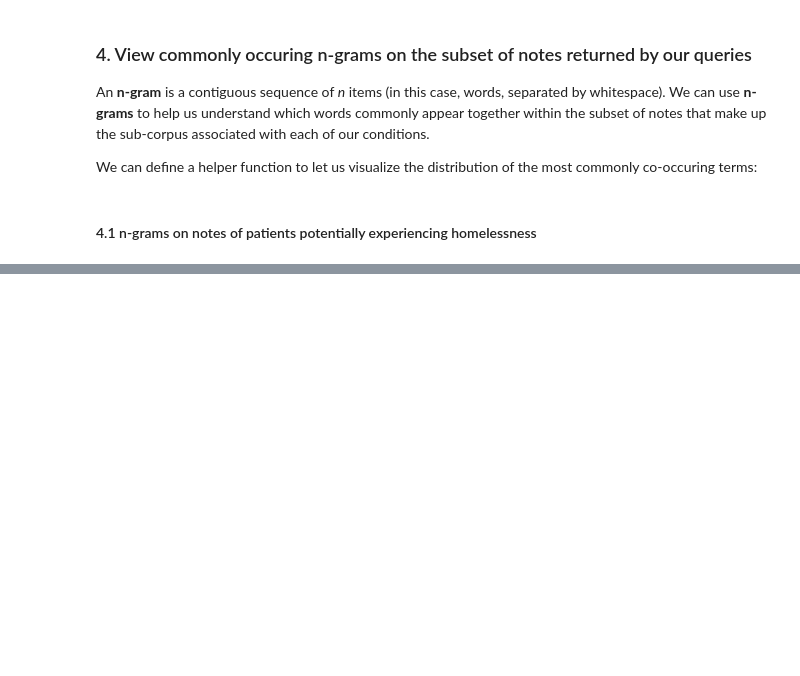
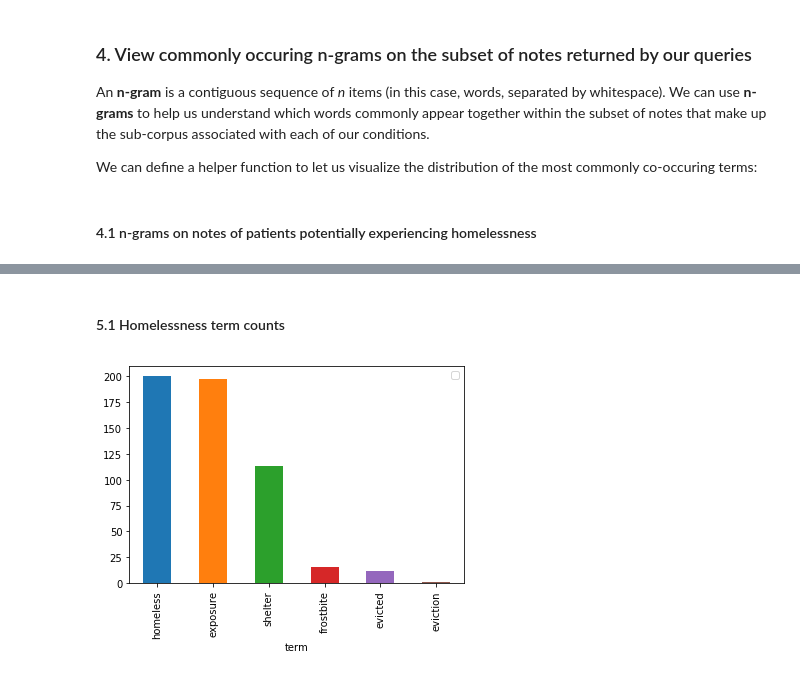
Before and after one commit to ClarityNLP/ClarityNLP, a Jupyter notebook: nlp/notebooks/cooking/Cooking_with_ClarityNLP_092618.ipynb, the cells around one changed output, grey strips where cells are left out. Saved outputs shown, nothing was run; the diff lists cells and outputs as text; code cells hidden in the pictures; blank space fills up the shorter version.

```diff
--- a/nlp/notebooks/cooking/Cooking_with_ClarityNLP_092618.ipynb
+++ b/nlp/notebooks/cooking/Cooking_with_ClarityNLP_092618.ipynb
@@ -390,0 +467,17 @@ Used to explore usefulness of original set of terms by examining the distributio
+# %%
+def plot_term_counts(results_csv, to_lowercase = True):
+
+    results_df = pd.read_csv(results_csv)
+
+    if to_lowercase:
+        results_df['term'] = [x.lower() for x in results_df['term']]
+
+    term_counts = results_df.groupby(['term']).count()['_id'].reset_index().sort_values(by=['_id'], ascending=False)
+    term_counts.plot(kind='bar', x='term', y='_id')
+    plt.show()
+# %% [markdown]
+#### 5.1 Homelessness term counts
+# %%
+plot_term_counts(run_result_homeless['main_results_csv'], to_lowercase=True)
+# %% [output]
+[figure, added]
```
Also changed, not shown: parts of 54 cells of this notebook.
